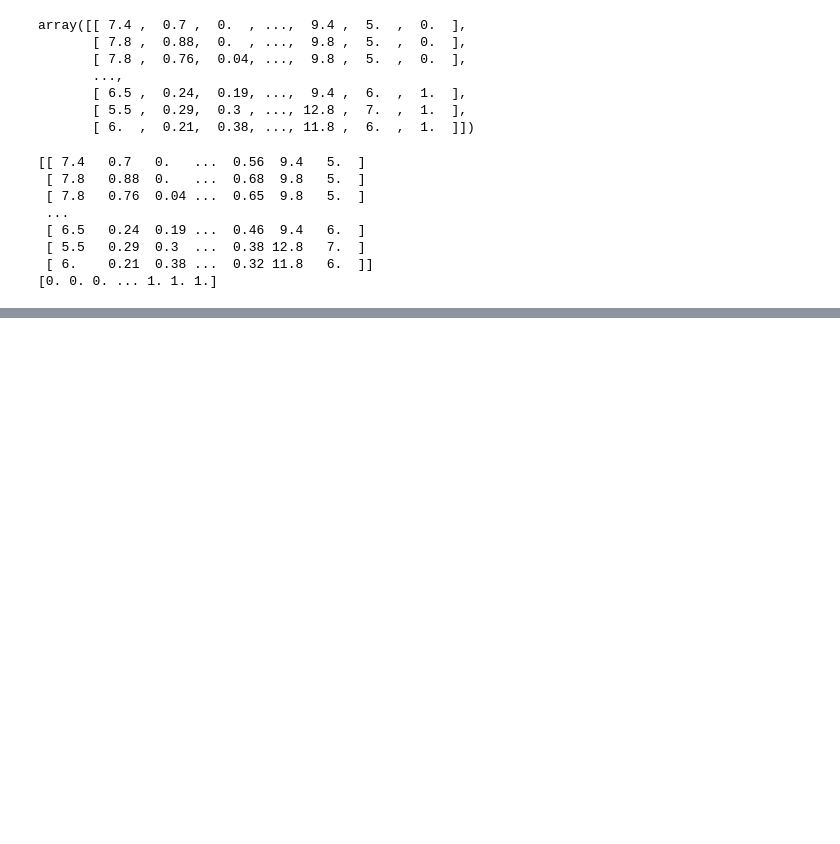
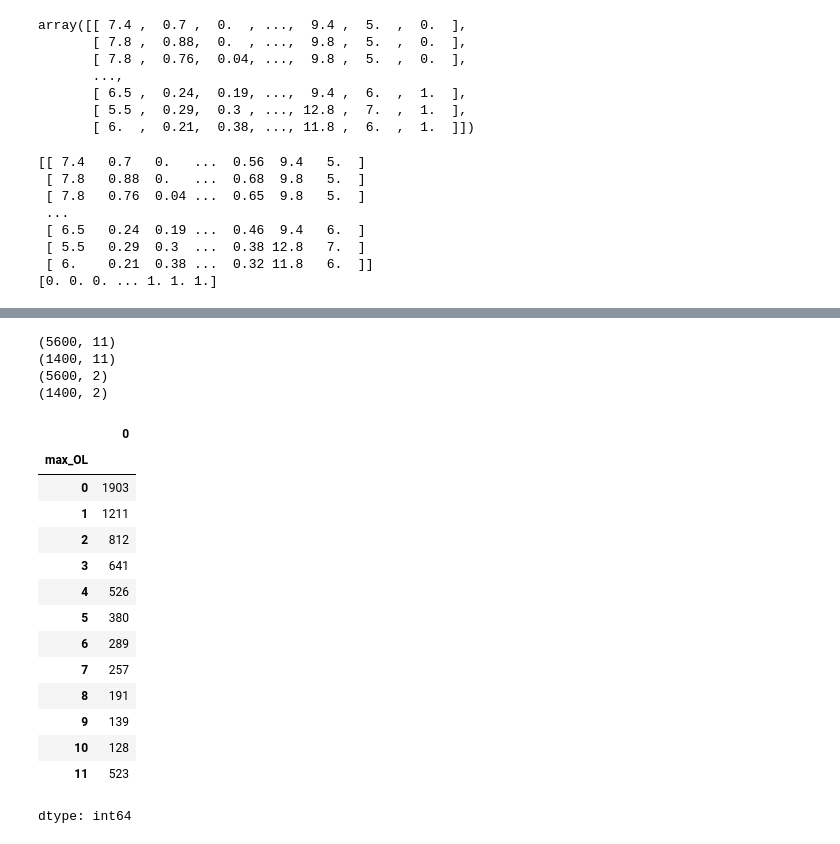
Before and after one commit to welcomeglory/Python, a Jupyter notebook: 07_31.ipynb, the cells around one changed output, grey strips where cells are left out. Saved outputs shown, nothing was run; the diff lists cells and outputs as text; code cells hidden in the pictures; blank space fills up the shorter version.

```diff
--- a/07_31.ipynb
+++ b/07_31.ipynb
@@ -126,0 +325,28 @@ wine_df
+# %%
+print(xTrain.shape)
+print(xTest.shape)
+print(yTrain.shape)
+print(yTest.shape)
+# %% [output]
+(5600, 11)
+(1400, 11)
+(5600, 2)
+(1400, 2)
+# %%
+df.groupby('max_OL').size()
+# %% [output]
+|  | 0 |
+| max_OL |  |
+| 0 | 1903 |
+| 1 | 1211 |
+| 2 | 812 |
+| 3 | 641 |
+| 4 | 526 |
+| 5 | 380 |
+| 6 | 289 |
+| 7 | 257 |
+| 8 | 191 |
+| 9 | 139 |
+| 10 | 128 |
+| 11 | 523 |
+dtype: int64
```
Also changed, not shown: parts of 25 cells of this notebook.
